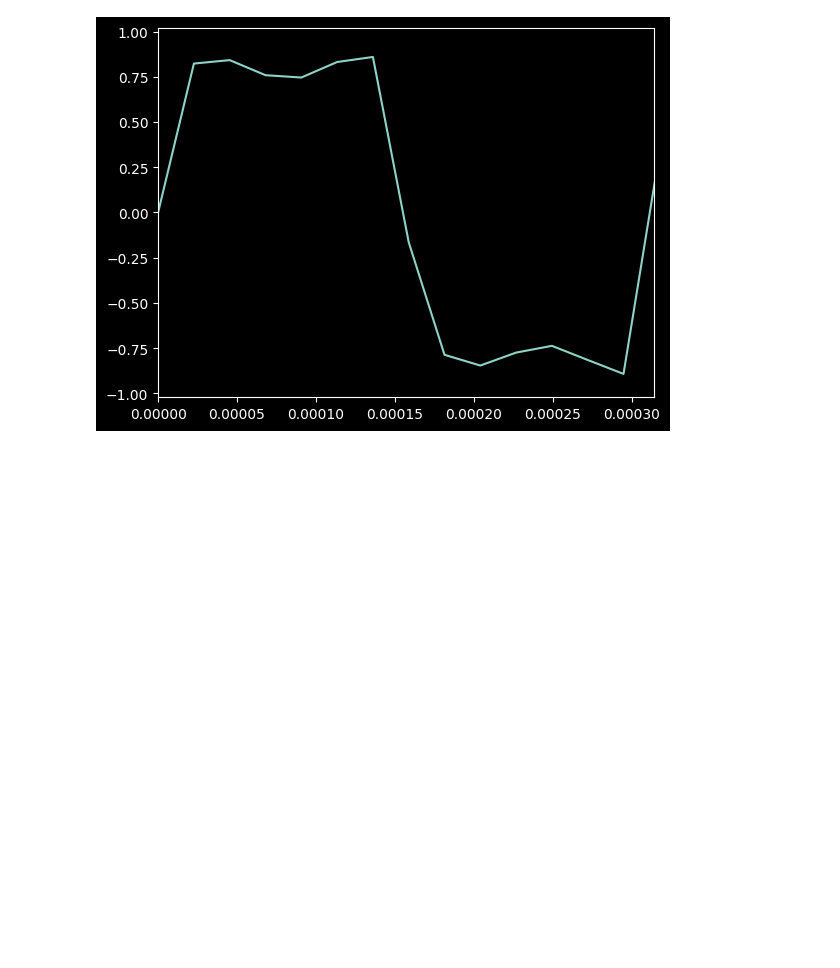
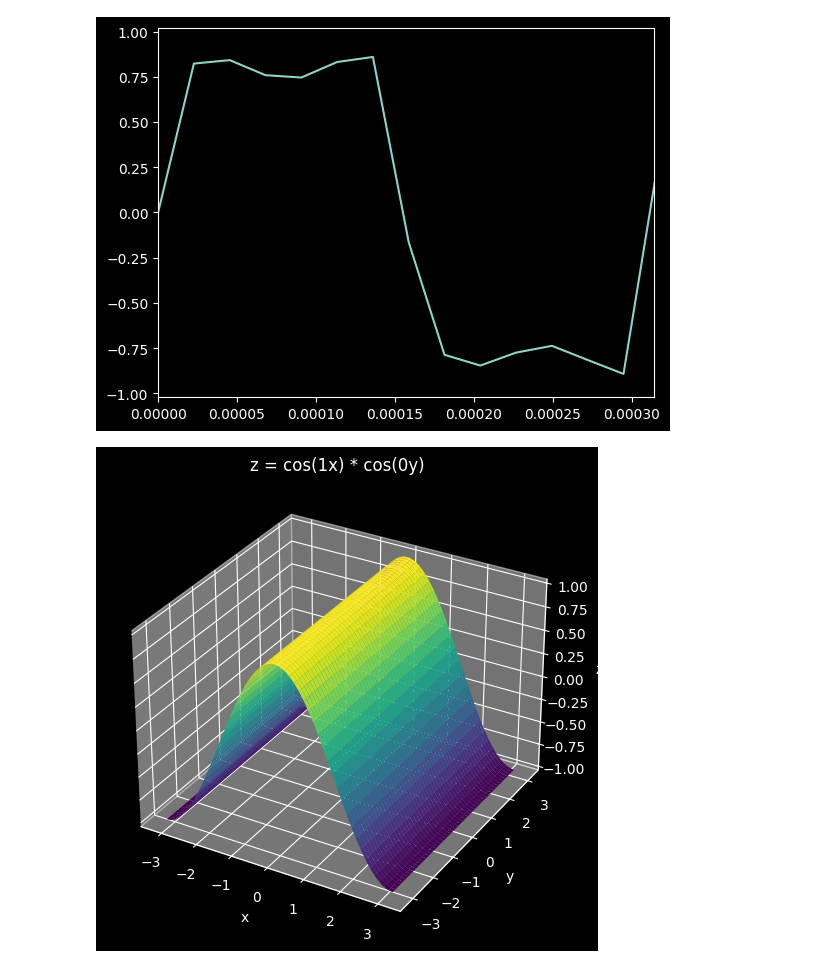
Before and after one commit to djn-hgs/fourier-intro, a Jupyter notebook: fourier_intro.ipynb, the cells around one changed output. Cells and saved outputs as stored; diff of their text form; code cells hidden in the pictures; blank space fills up the shorter version.

```diff
--- a/fourier_intro.ipynb
+++ b/fourier_intro.ipynb
@@ -75,3 +75,37 @@ stream = p.open(rate=44100, channels=1, format=pyaudio.paFloat32,output=True)
 
 data = yf.astype(numpy.float32).tobytes()
 stream.write(data)
+# %%
+import numpy as np
+import matplotlib.pyplot as plt
+from mpl_toolkits.mplot3d import Axes3D  # needed for 3D plotting
+
+# Enable interactive mode (optional but helpful)
+plt.ion()
+
+# Parameters
+m = 1
+n = 0
+
+# Create grid
+x = np.linspace(-np.pi, np.pi, 300)
+y = np.linspace(-np.pi, np.pi, 300)
+X, Y = np.meshgrid(x, y)
+
+# Function
+Z = np.cos(m * X) * np.cos(n * Y)
+
+# Plot
+fig = plt.figure(figsize=(8, 6))
+ax = fig.add_subplot(111, projection='3d')
+
+ax.plot_surface(X, Y, Z, cmap='viridis', edgecolor='none')
+
+ax.set_xlabel('x')
+ax.set_ylabel('y')
+ax.set_zlabel('z')
+ax.set_title(f"z = cos({m}x) * cos({n}y)")
+
+plt.show()
+# %% [output]
+[figure, added]
```
